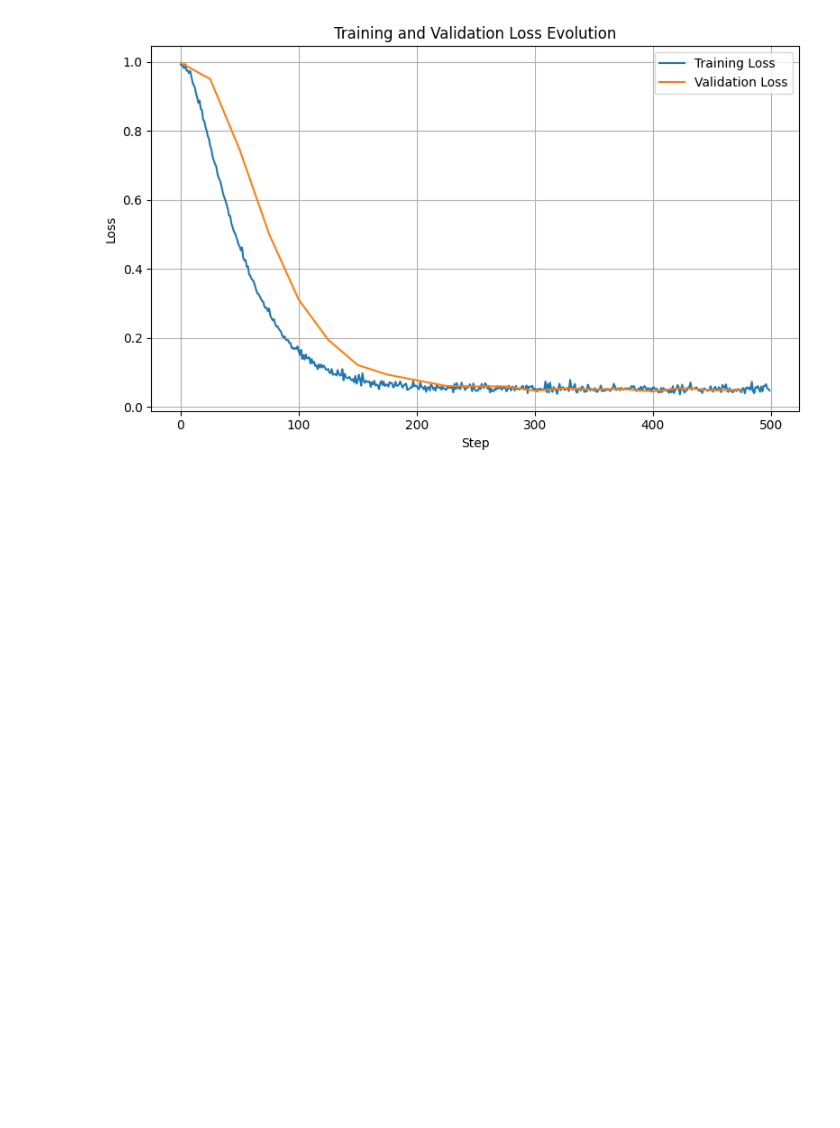
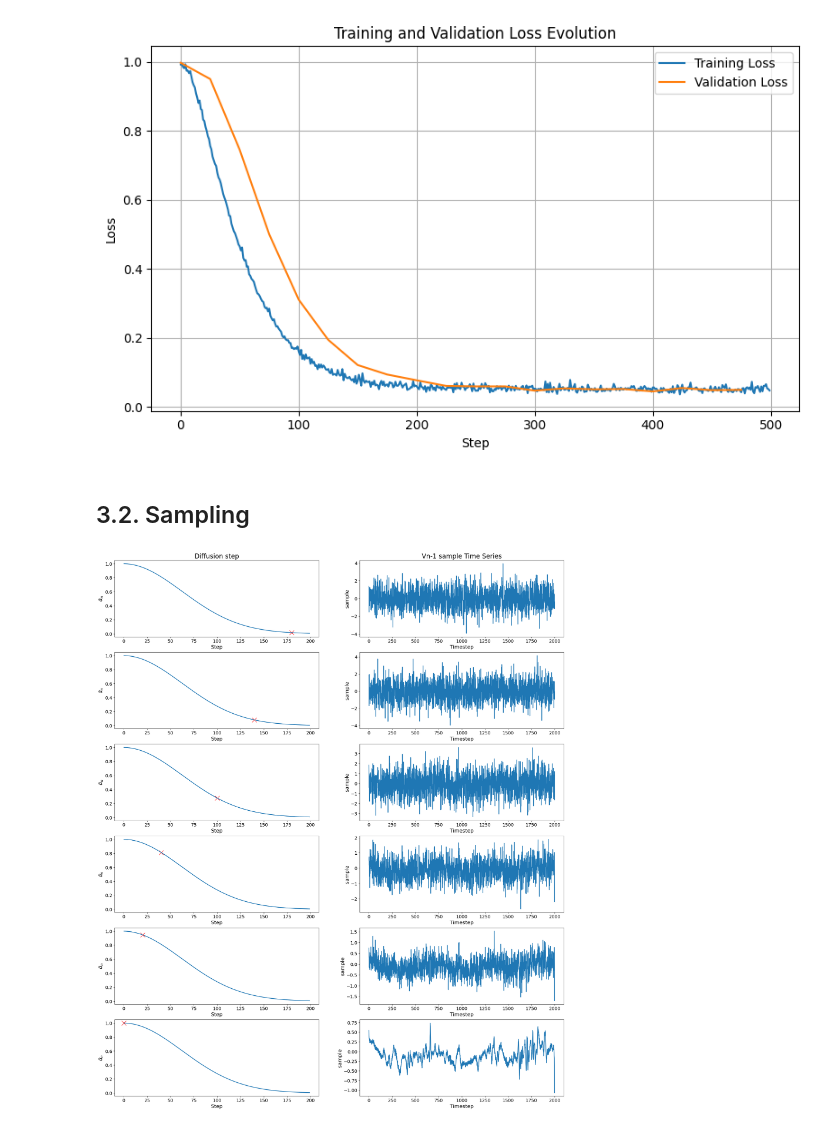
Before and after one commit to JLiOngit/Diffusion-model---Generation-of-turbulence-time-series, a Jupyter notebook: demo.ipynb, the cells around one changed output. Cells and saved outputs as stored; diff of their text form; code cells hidden in the pictures; blank space fills up the shorter version.

Commit message:
first sampling

```diff
--- a/demo.ipynb
+++ b/demo.ipynb
@@ -167,3 +167,38 @@ plt.tight_layout()
 plt.show()
 # %% [output]
 [figure]
+# %% [markdown]
+## 3.2. Sampling
+# %%
+N = 200
+schedule_name = 'linear'
+betas = get_named_beta_schedule(schedule_name, N)
+device = th.device('cuda') if th.cuda.is_available() else th.device('cpu')
+model_diffusion = GaussianDiffusion(betas, device)
+input_channels = 1
+model_channels = 64
+output_channels = 1
+n_heads=4
+channels_mult = [1,2,4,8]
+
+# Load the trained UNet
+unet = UNet(input_channels, model_channels, output_channels, n_heads=n_heads, channels_mult=channels_mult)
+unet.load_state_dict(th.load("ddpm/best_unet.pth"))
+unet.eval()
+
+# Denoise and sample at each diffusion step
+noise = th.randn_like(train[0].unsqueeze(0), device=device)
+sample_loop = Sample_loop(unet, betas, noise, device=device)
+output_loader = sample_loop.run_loop()
+outputs = {}
+for output in output_loader:
+    if outputs == {}:
+        outputs = {k : [] for k in output.keys()}
+    for k,v in output.items():
+        outputs[k].append(v)
+
+# Plot the backward evolution of the predicted parameter
+parameter = 'sample'
+plot_backward(outputs, parameter, model_diffusion)
+# %% [output]
+[figure, added]
```
Also changed, not shown: 4 other files.
